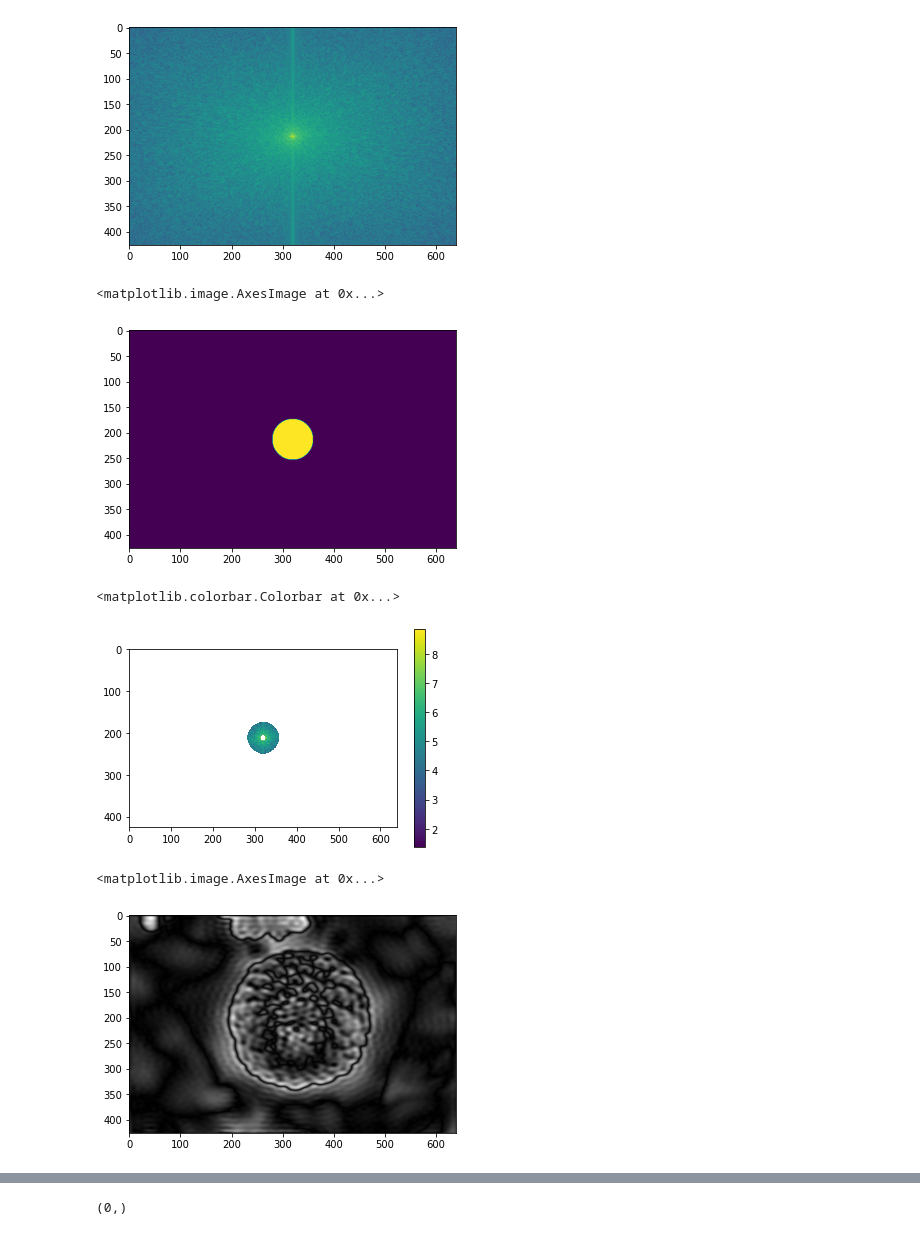
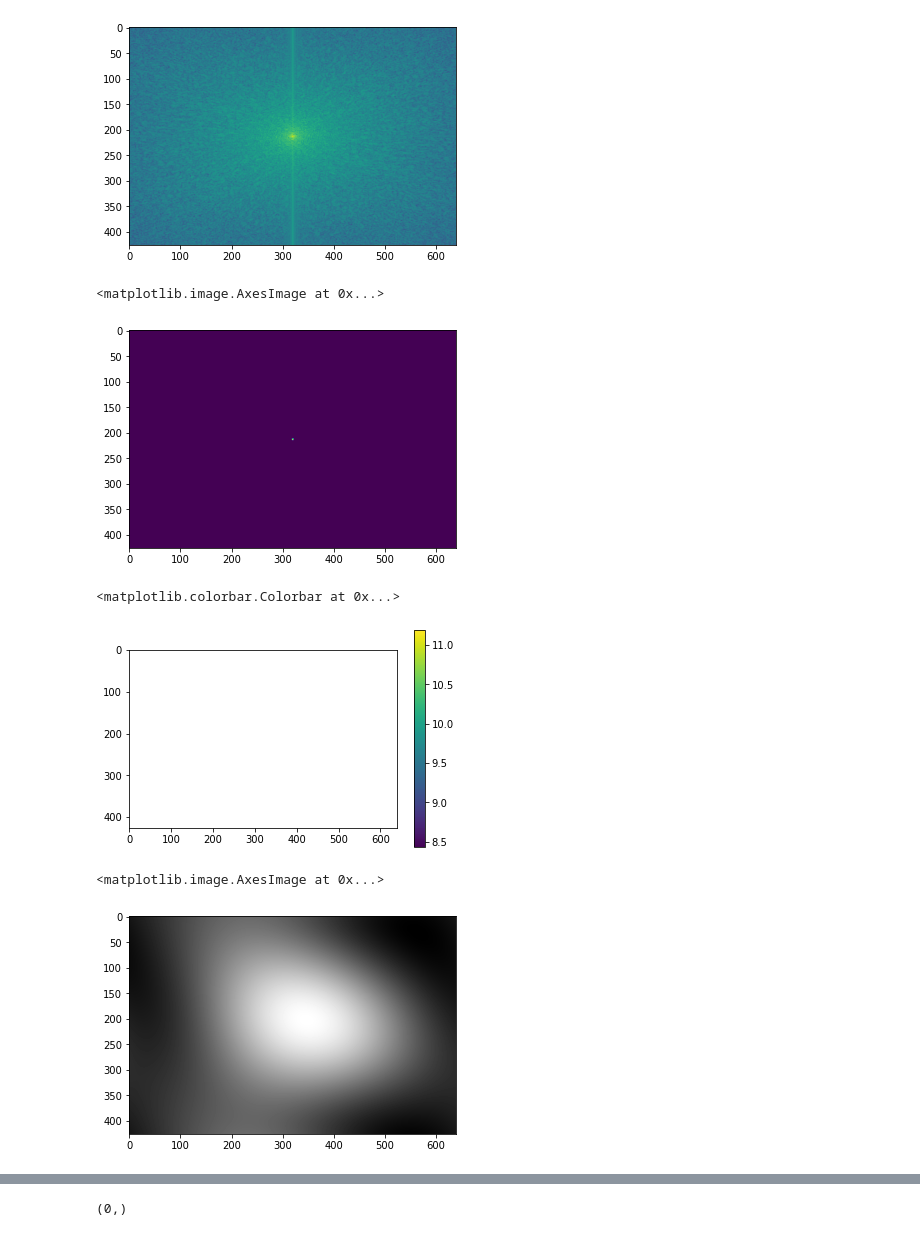
Before and after one commit to alifele/Bioinformatics, a Jupyter notebook: Fourier_Sixth_attempt.ipynb, the cells around one changed output, grey strips where cells are left out. Drawn from its saved outputs; the diff is of its cells as text; code cells hidden in the pictures.

```diff
--- a/Fourier_Sixth_attempt.ipynb
+++ b/Fourier_Sixth_attempt.ipynb
@@ -65,11 +65,11 @@ def mask_creator(height, width, r): #heigth, width
 
   return mask
 # %%
-flower_mask = mask_creator(*flower.shape, 40)
+flower_mask = mask_creator(*flower.shape, 2)
 plt.imshow(flower_mask)
 # %% [output]
 <matplotlib.image.AxesImage at 0x...>
-[figure, old version]
+[figure, new version]
 # %%
 masked_flower = Fourier * flower_mask
 # %%
@@ -78,13 +78,13 @@ plt.imshow(np.log(p))
 plt.colorbar()
 # %% [output]
 <matplotlib.colorbar.Colorbar at 0x...>
-[figure, old version]
+[figure, new version]
 # %%
 Flower = np.fft.fft2(masked_flower)
 plt.imshow(np.abs(Flower), cmap='gray')
 # %% [output]
 <matplotlib.image.AxesImage at 0x...>
-[figure, old version]
+[figure, new version]
 # %%
 mask_Fourier = np.fft.fft2(flower_mask)
 mask_Fourier = np.fft.fftshift(mask_Fourier)
```
Also changed, not shown: parts of 10 cells of this notebook.
